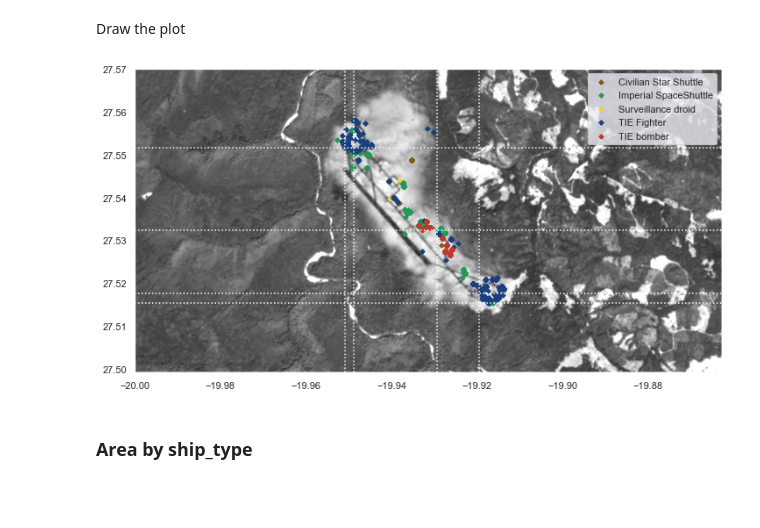
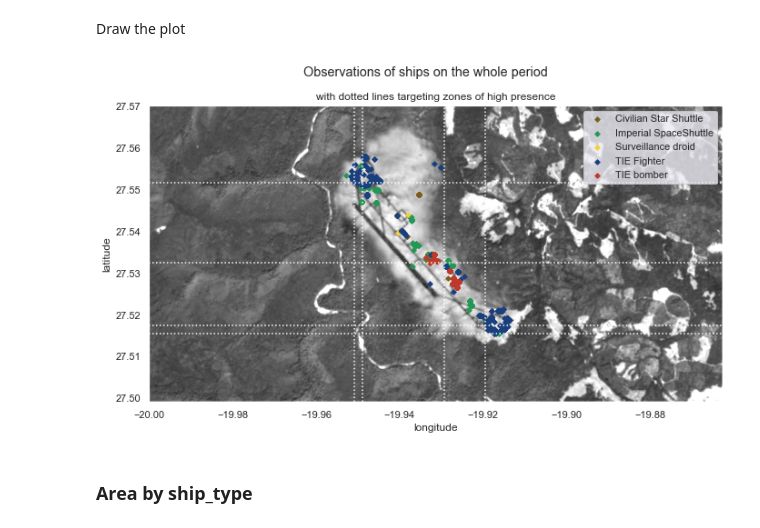
Before and after one commit to AlexisBogroff/geo_challenge, a Jupyter notebook: part_3_2_eda_exploration.ipynb, the cells around one changed output. Drawn from its saved outputs; the diff is of its cells as text; code cells hidden in the pictures; blank space fills up the shorter version.

```diff
--- a/part_3_2_eda_exploration.ipynb
+++ b/part_3_2_eda_exploration.ipynb
@@ -311,24 +300,29 @@ ship_color_table = {ship:color for (ship, color) in zip(ship_types, color_scale)
 # %% [markdown]
 Draw the plot
 # %%
-plt.figure(figsize=(12, 12))
+plt.figure(figsize=(12, 6))
+
 # Draw background
 plt.imshow(img_arr, zorder=.5, cmap='gray', vmin=0, vmax=180, extent=raster.extent)
 
 for ship, color in ship_color_table.items():
     ma_ship_type = data['ship_type'] == ship
     plt.scatter(data[ma_ship_type]['lon'], data[ma_ship_type]['lat'], c=color, s=15, marker='D', label=ship)
 
 # Add specific positions
 for x in x_centroids:
     plt.vlines(x, y_min, y_max, colors='w', linestyles='dotted')
 for y in y_centroids:
     plt.hlines(y, x_min, x_max, colors='w', linestyles='dotted')
 
+plt.suptitle('Observations of ships on the whole period')
+plt.title('with dotted lines targeting zones of high presence')
+plt.xlabel('longitude')
+plt.ylabel('latitude')
 plt.legend()
 plt.show()
 # %% [output]
-[figure, old version]
+[figure, new version]
 # %% [markdown]
 ### Area by ship_type
 # %% [markdown]
```
Also changed, not shown: parts of 4 cells of this notebook.
